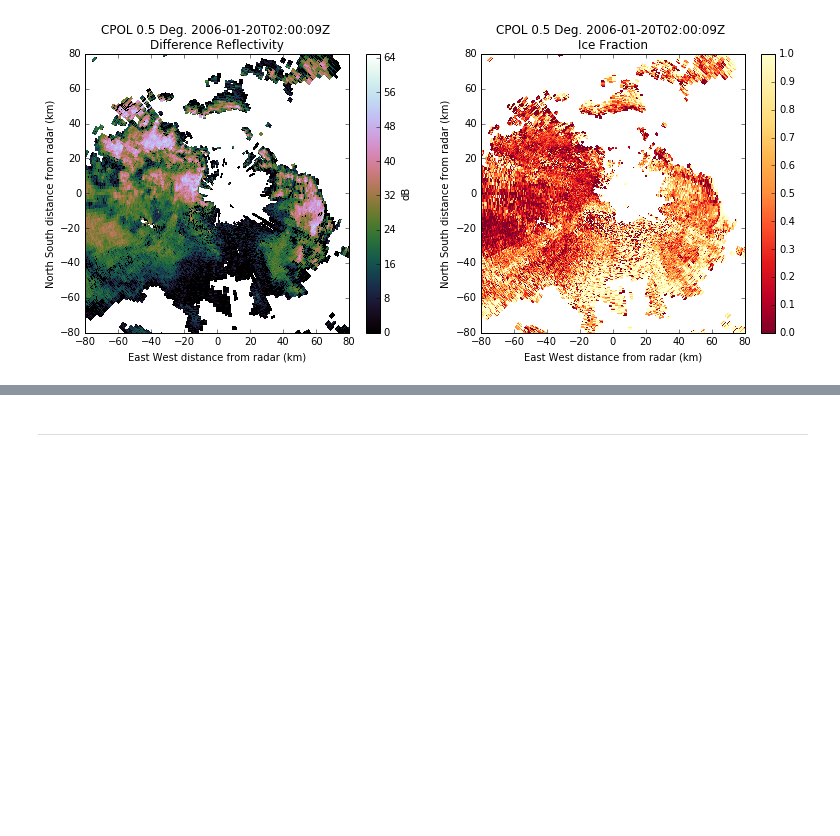
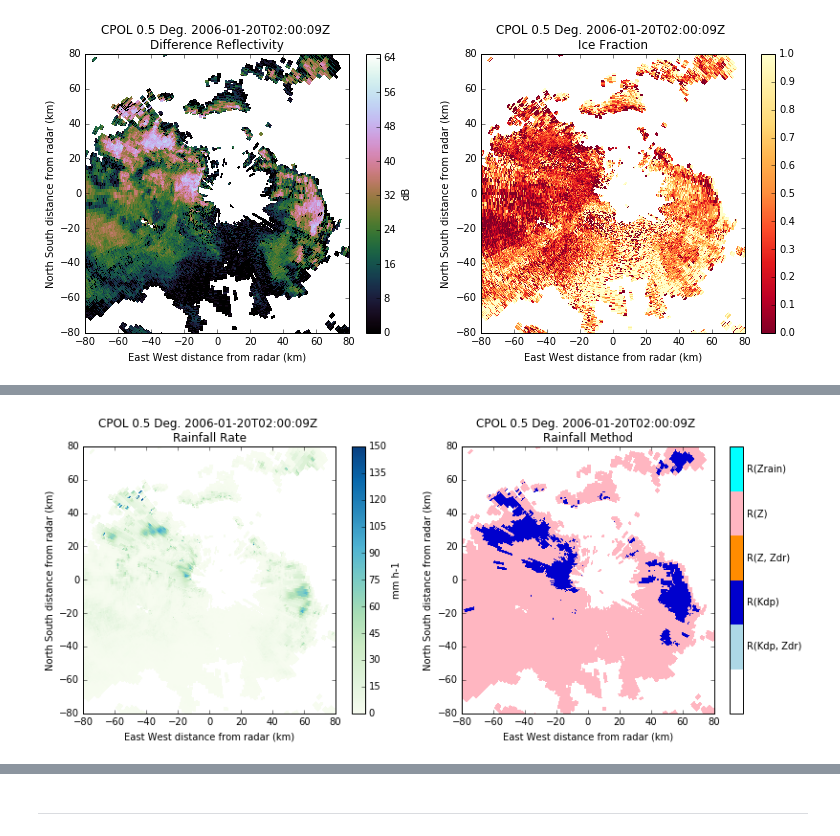
Before and after one commit to CSU-Radarmet/CSU_RadarTools, a Jupyter notebook: notebooks/CSU_RadarTools_Demo.ipynb, the cells around one changed output, grey strips where cells are left out. Saved outputs shown, nothing was run; the diff lists cells and outputs as text; code cells hidden in the pictures; blank space fills up the shorter version.

```diff
--- a/notebooks/CSU_RadarTools_Demo.ipynb
+++ b/notebooks/CSU_RadarTools_Demo.ipynb
@@ -40,10 +40,10 @@ First things first, you see that csu_radartools is actually several different su
 
 Let's examine each sub-module in turn. First, however, let's define a simple function to do side-by-side PPI radar plots, powered by Py-ART.
 # %%
-def two_panel_plot(radar, sweep=0, var1='reflectivity', vmin1=0, vmax1=65, cmap1='RdYlBu_r',
-                   units1='dBZ', var2='differential_reflectivity', vmin2=-5, vmax2=5,
-                   cmap2='RdYlBu_r', units2='dB', return_flag=False, xlim=[-150,150],
-                   ylim=[-150,150]):
+def two_panel_plot(radar, sweep=0, var1='reflectivity', vmin1=0, vmax1=65,
+                   cmap1='RdYlBu_r', units1='dBZ', var2='differential_reflectivity',
+                   vmin2=-5, vmax2=5, cmap2='RdYlBu_r', units2='dB', return_flag=False,
+                   xlim=[-150,150], ylim=[-150,150]):
     display = pyart.graph.RadarDisplay(radar)
     fig = plt.figure(figsize=(13,5))
     ax1 = fig.add_subplot(121)
@@ -354,0 +357,19 @@ two_panel_plot(radar, sweep=0, var1='ZDP', units1='dB', vmin1=0, vmax1=65,
+# %%
+rain, method = csu_blended_rain.csu_hidro_rain(
+    dz=dz, zdr=dr, kdp=kd, fhc=fh, band='C', thresh_dz=35, thresh_kdp=0.15,
+    r_z_a=200.0, r_z_b=1.4, r_kdp_a=29.71, r_kdp_b=0.85)
+radar = add_field_to_radar_object(rain, radar, field_name='rain_C', units='mm h-1',
+                                  long_name='HIDRO Rainfall Rate',
+                                  standard_name='Rainfall Rate')
+radar = add_field_to_radar_object(method, radar, field_name='method_C', units='',
+                                  long_name='HIDRO Rainfall Method',
+                                  standard_name='Rainfall Method')
+# %%
+fig, ax1, ax2, display = two_panel_plot(
+    radar, sweep=0, var1='rain_C', vmin1=0, vmax1=150,
+    cmap1='GnBu', var2='method_C', vmin2=0, vmax2=5,
+    cmap2=cmapmeth, units2='', return_flag=True,
+    xlim=lim, ylim=lim, units1='mm h-1')
+display.cbs[1] = adjust_meth_colorbar_for_pyart(display.cbs[1])
+# %% [output]
+[figure, added]
```
Also changed, not shown: parts of 30 cells of this notebook, 2 other files.
